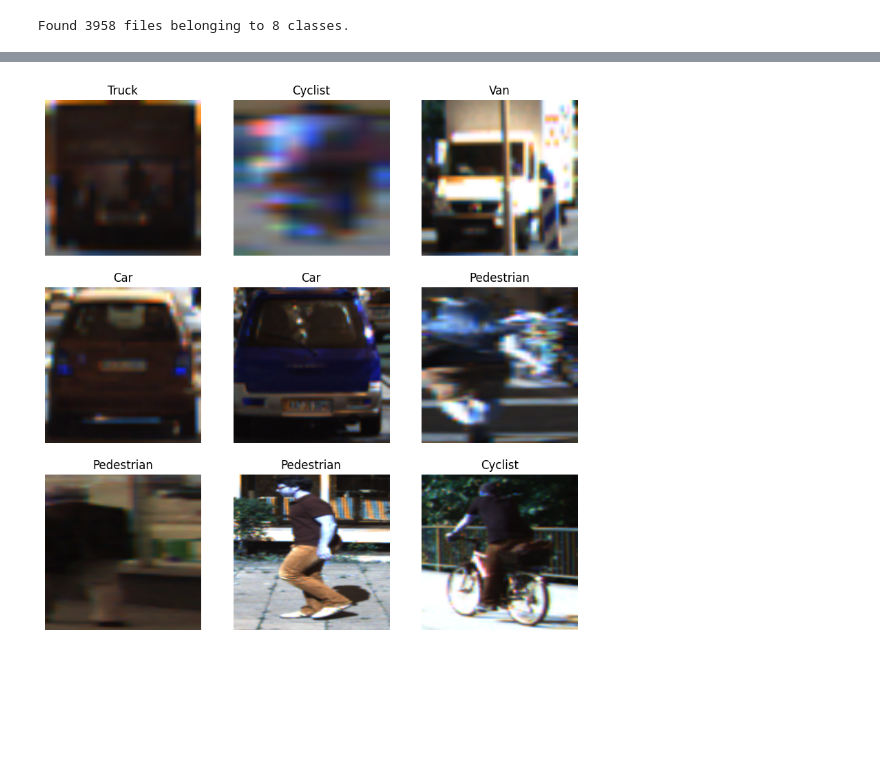
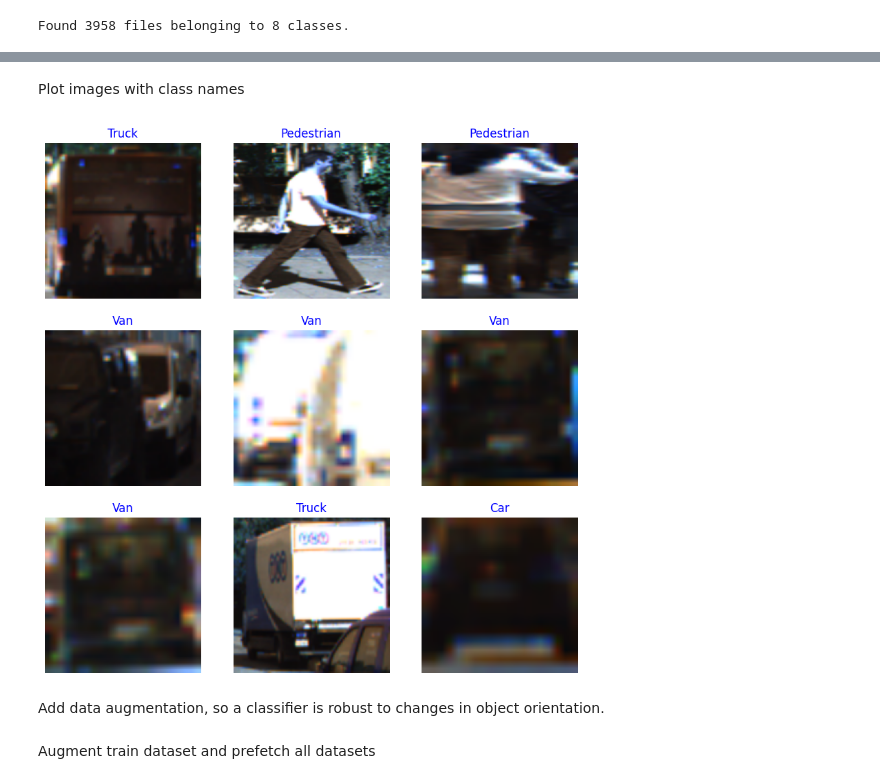
Before and after one commit to CatUnderTheLeaf/CV-stuff, a Jupyter notebook: image_classification/classification_kitti_keras3.ipynb, the cells around one changed output, grey strips where cells are left out. Cells and saved outputs as stored; diff of their text form; code cells hidden in the pictures; blank space fills up the shorter version.

Commit message:
final image classification

```diff
--- a/image_classification/classification_kitti_keras3.ipynb
+++ b/image_classification/classification_kitti_keras3.ipynb
@@ -81,5 +76,5 @@ path = os.path.join(os.getcwd(), "dataset")
 # %%
-IMAGE_RES = 224
+IMAGE_RES = 150
 BATCH_SIZE = 64
 
 train_ds, valid_ds = keras.utils.image_dataset_from_directory(
@@ -109,3 +106,3 @@ Found 3958 files belonging to 8 classes.
 # %%
-class_names = np.asarray(['Car', 'Cyclist', 'Misc', 'Pedestrian', 'Person_sitting', 'Tram', 'Truck', 'Van'])
+class_names = np.asarray(train_ds.class_names)
 NUM_CLASSES = len(class_names)
@@ -120,20 +126,33 @@ plt.bar(class_names[classes], counts)
+# %% [markdown]
+Plot images with class names
 # %%
-def plot_batch(ds,num):
+def plot_batch(ds, class_names, num, predict=False, model=None):
 
     plt.figure(figsize=(10, 10))
     image_batch, label_batch = next(iter(ds.take(1)))
     image_batch = image_batch.numpy().astype(int)
     label_batch = label_batch.numpy()
 
+    if predict:
+        predicted_batch = model.predict(image_batch)
+        predicted_ids = np.argmax(predicted_batch, axis=1)
+
     for i in range(num):
         ax = plt.subplot(int(np.sqrt(num)), int(np.sqrt(num)), i + 1)
         plt.imshow(image_batch[i])
-        plt.title(class_names[label_batch[i]])
+
+        if predict:
+            color = "blue" if predicted_ids[i] == label_batch[i] else "red"
+            plt.title(class_names[predicted_ids[i]] + '('+class_names[label_batch[i]]+')', color=color)
+        else:
+            plt.title(class_names[label_batch[i]], color="blue")
         plt.axis("off")
 # %%
-plot_batch(train_ds,9)
+plot_batch(train_ds,class_names,9)
 # %% [output]
-[figure, old version]
+[figure, new version]
+# %% [markdown]
+Add data augmentation, so a classifier is robust to changes in object orientation.
 # %%
 augmenter = keras.Sequential(
     [
@@ -148,6 +167,8 @@ def preprocess_data(images, labels, augment=False):
     if augment:
         images = augmenter(images)
     return images, labels
+# %% [markdown]
+Augment train dataset and prefetch all datasets
 # %%
 train_batched_dataset = train_ds.map(lambda x, y: preprocess_data(x, y, augment=True)).prefetch(1)
 # %%
```
Also changed, not shown: parts of 78 cells of this notebook, 4 other files.
